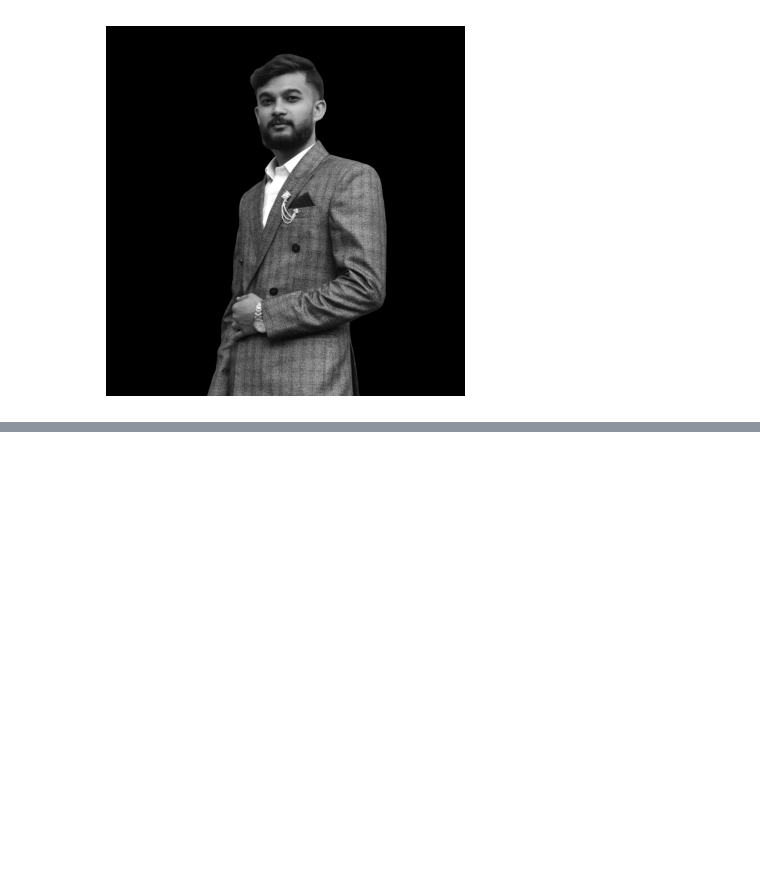
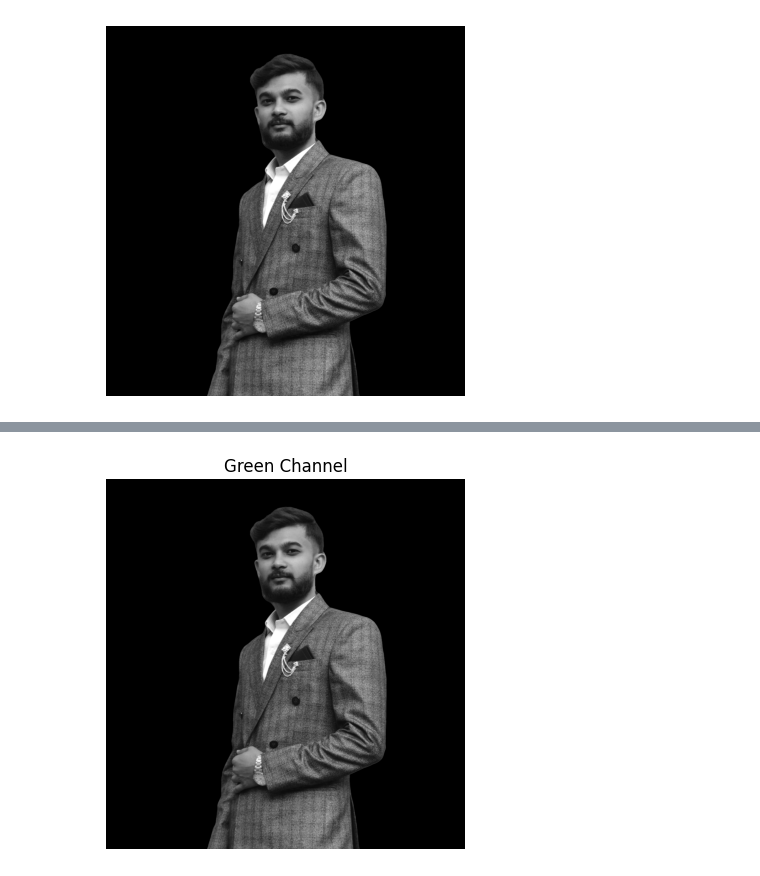
Before and after one commit to RajnishAdhikari/Projects, a Jupyter notebook: E-KYC Using Computer Vision/01_opencv_operations.ipynb, the cells around one changed output, grey strips where cells are left out. Saved outputs shown, nothing was run; the diff lists cells and outputs as text; code cells hidden in the pictures; blank space fills up the shorter version.

```diff
--- a/E-KYC Using Computer Vision/01_opencv_operations.ipynb
+++ b/E-KYC Using Computer Vision/01_opencv_operations.ipynb
@@ -66,0 +103,8 @@ plt.show()
+# %%
+# Display the green channel using matplotlib
+plt.imshow(green, cmap='gray')
+plt.title("Green Channel")
+plt.axis('off')
+plt.show()
+# %% [output]
+[figure, added]
```
Also changed, not shown: parts of 9 cells of this notebook.
